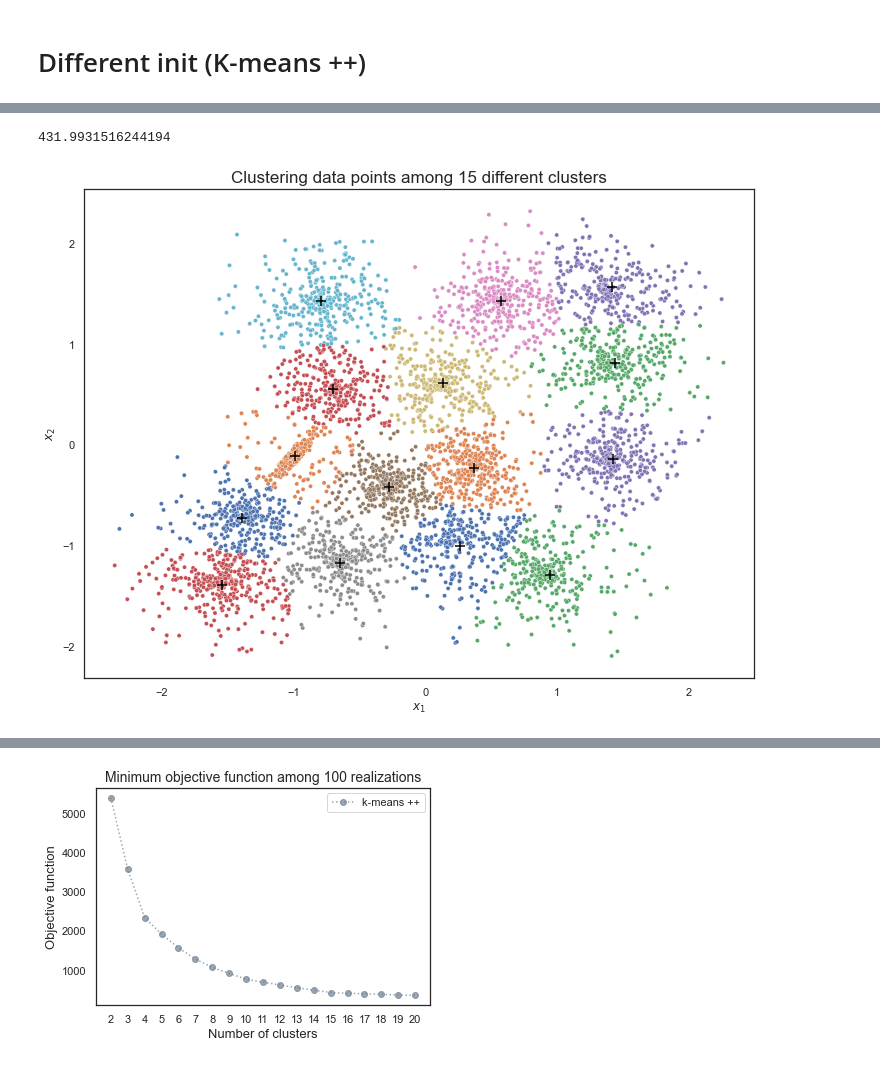
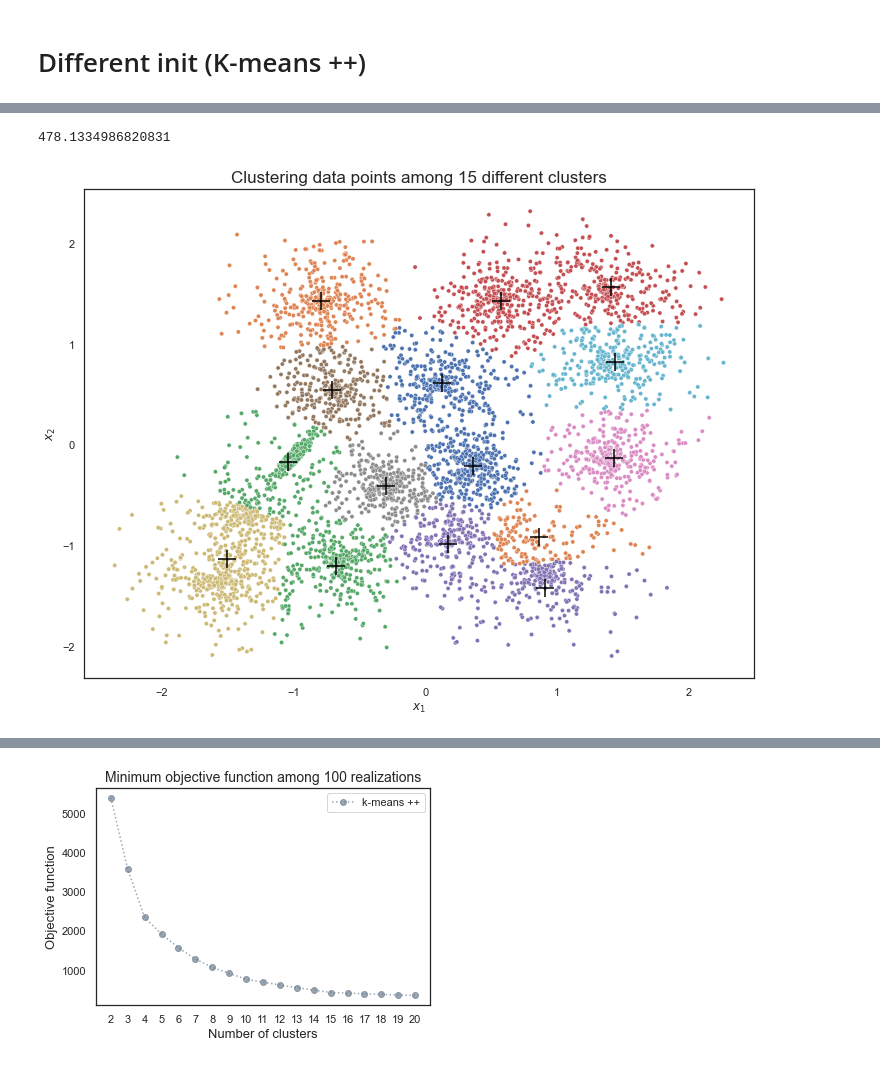
Before and after one commit to debarshibanerjee/Unsupervised_Learning-2022, a Jupyter notebook: ex02/Ex02.ipynb, the cells around one changed output, grey strips where cells are left out. Saved outputs shown, nothing was run; the diff lists cells and outputs as text; code cells hidden in the pictures.

```diff
--- a/ex02/Ex02.ipynb
+++ b/ex02/Ex02.ipynb
@@ -58,7 +58,7 @@ k = 15
 obj_list = []
 obj_small = +np.inf
 optimal_z = np.zeros((data.shape[0],k))
-for i in range(100):
+for i in range(10):
     ce, ze = k_means(data, k)
     obj = obj_func(ce, data, ze)
     obj_list.append(obj)
@@ -85,7 +85,7 @@ k = 15
 obj_list = []
 obj_small = +np.inf
 optimal_z = np.zeros((data.shape[0],k))
-for i in range(100):
+for i in range(10):
     ce, ze = k_means_nl(data, k)
     obj = obj_func(ce, data, ze)
     obj_list.append(obj)
@@ -140,7 +140,7 @@ k = 15
 obj_list = []
 obj_small = +np.inf
 optimal_z = np.zeros((data.shape[0],k))
-for i in range(100):
+for i in range(10):
     c = k_pp_init(data, k)
     ce, ze = k_means_pp(data, k,c)
     obj = obj_func(ce, data, ze)
@@ -155,17 +155,17 @@ Wall time: 9.1 s
 # %%
 obj_small
 # %% [output]
-431.9931516244194
+478.1334986820831
 # %%
 plt.figure(figsize=(12,9))
 sns.scatterplot(x = data[:,0], y = data[:,1], hue=np.argmax(optimal_z, axis =1), legend=False, palette="deep", marker='o',size=1.0)
-plt.scatter(optimal_c[:,0], optimal_c[:,1], marker='+', color='black', s=100)
+plt.scatter(optimal_c[:,0], optimal_c[:,1], marker='+', color='black', s=333)
 plt.xlabel(r'$x_{1}$')
 plt.ylabel(r'$x_{2}$')
 plt.title(f'Clustering data points among {k} different clusters', size=17)
-plt.savefig('kmeans++_clustering_15.png', dpi=300)
+plt.show()
 # %% [output]
-[figure, old version]
+[figure, new version]
 # %%
 min_obj_pp = []
 for k in range(2,21):
```
Also changed, not shown: parts of 10 cells of this notebook.
